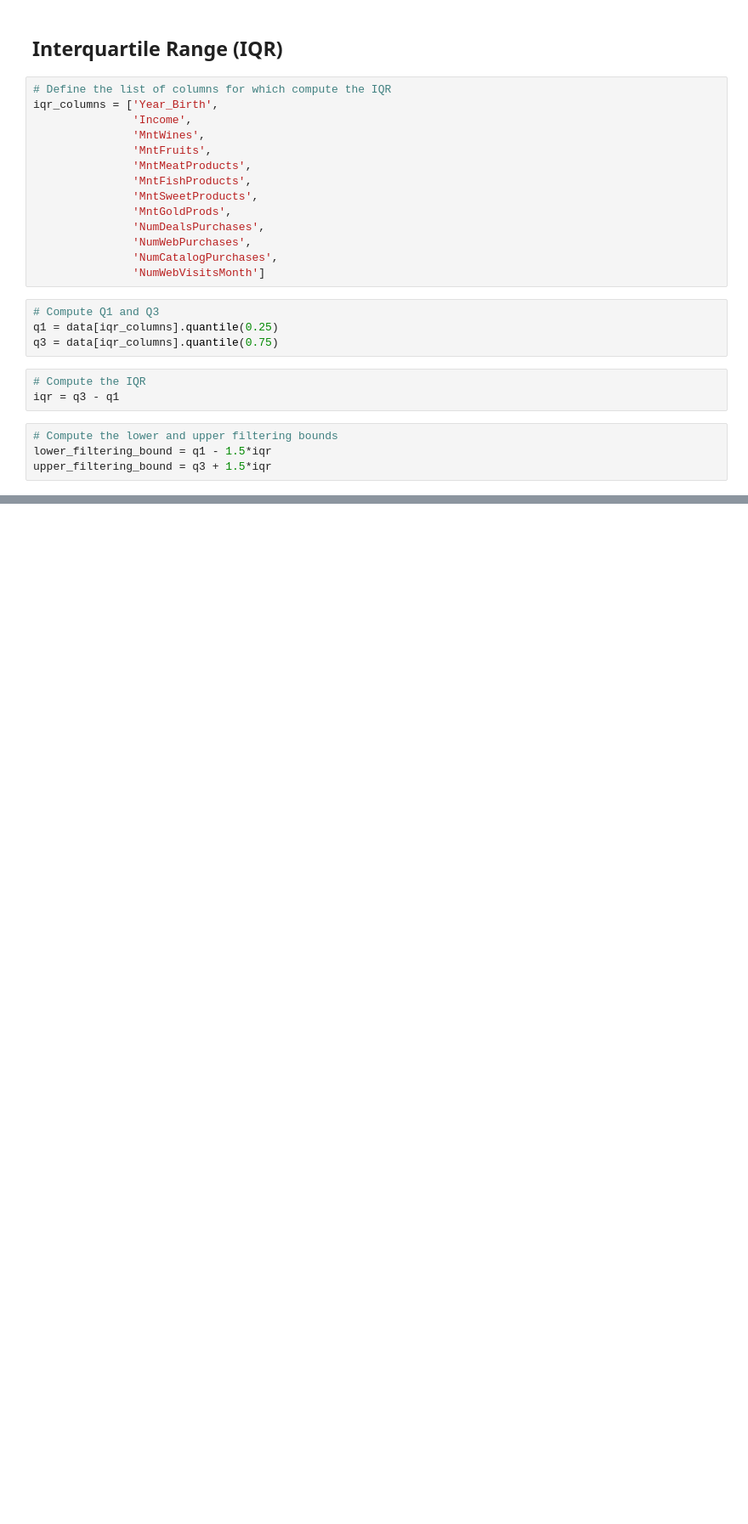
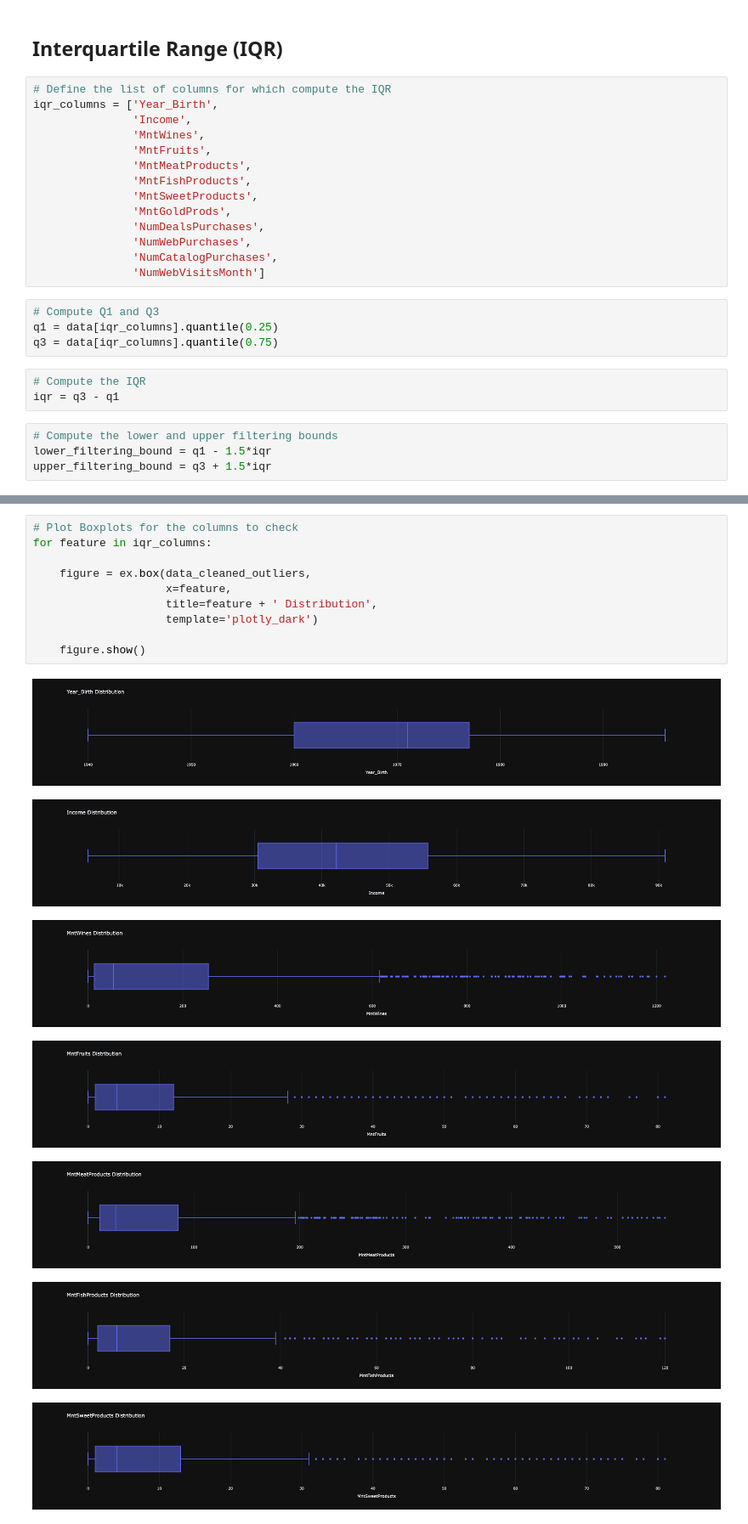
Before and after one commit to Volscente/customer_personality, a Jupyter notebook: notebooks/data_cleaning.ipynb, the cells around one changed output, grey strips where cells are left out. Shown at 85% size. Cells and saved outputs as stored; diff of their text form; blank space fills up the shorter version.

```diff
--- a/notebooks/data_cleaning.ipynb
+++ b/notebooks/data_cleaning.ipynb
@@ -88,0 +89,18 @@ data_cleaned_outliers
+# %%
+# Plot Boxplots for the columns to check
+for feature in iqr_columns:
+
+    figure = ex.box(data_cleaned_outliers,
+                    x=feature,
+                    title=feature + ' Distribution',
+                    template='plotly_dark')
+
+    figure.show()
+# %% [output]
+[figure, added]
+[figure, added]
+[figure, added]
+[figure, added]
+[figure, added]
+[figure, added]
+[figure, added]
```
Also changed, not shown: parts of 5 cells of this notebook.
